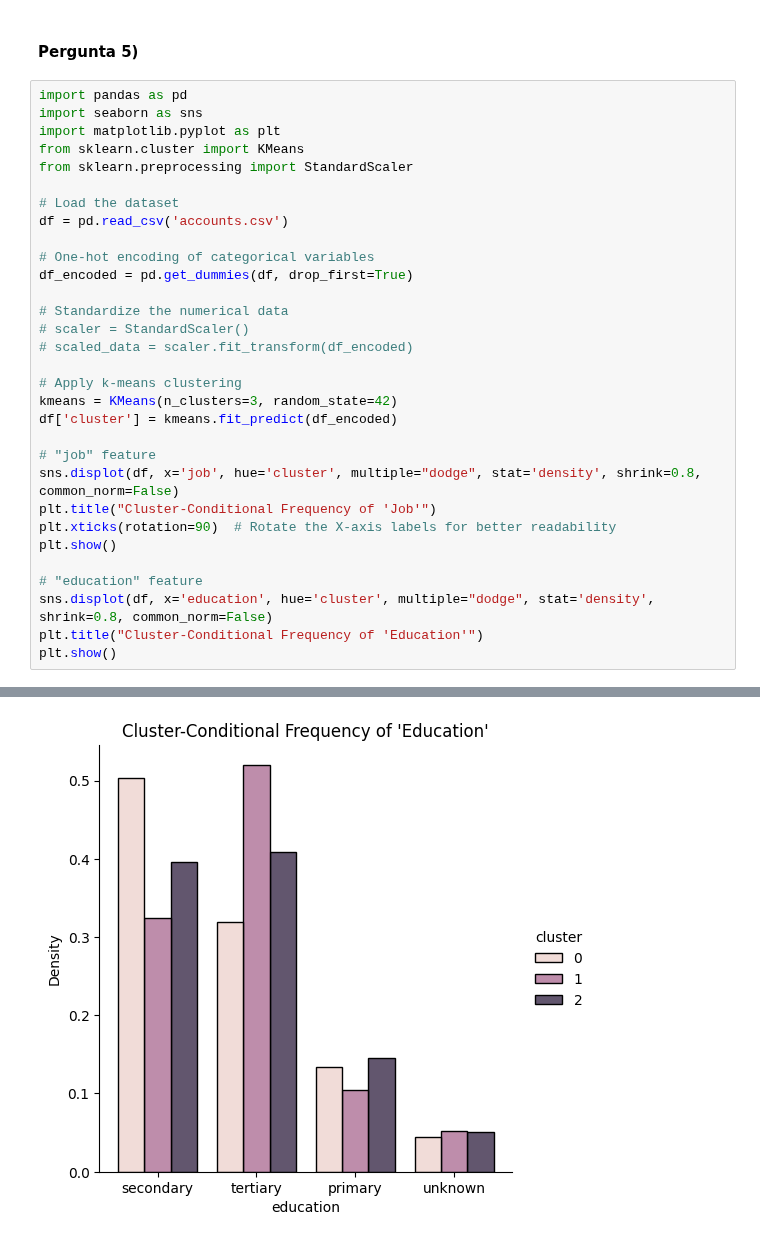
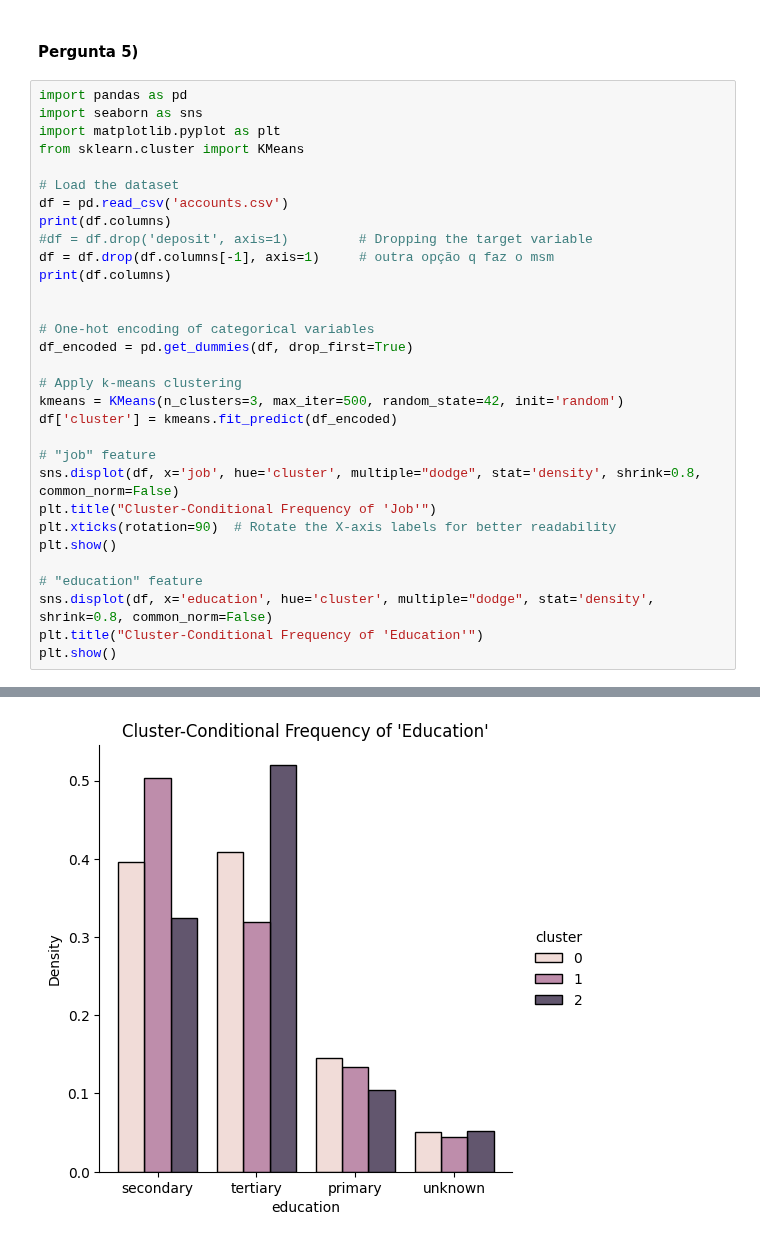
Before and after one commit to leocfig/Apren-24-25, a Jupyter notebook: HW4/G041.ipynb, the cells around one changed output, grey strips where cells are left out. Cells and saved outputs as stored; diff of their text form.

```diff
--- a/HW4/G041.ipynb
+++ b/HW4/G041.ipynb
@@ -166,20 +148,20 @@ import pandas as pd
 import seaborn as sns
 import matplotlib.pyplot as plt
 from sklearn.cluster import KMeans
-from sklearn.preprocessing import StandardScaler
 
 # Load the dataset
 df = pd.read_csv('accounts.csv')
+print(df.columns)
+#df = df.drop('deposit', axis=1)         # Dropping the target variable
+df = df.drop(df.columns[-1], axis=1)     # outra opção q faz o msm
+print(df.columns)
+
 
 # One-hot encoding of categorical variables
 df_encoded = pd.get_dummies(df, drop_first=True)
 
-# Standardize the numerical data
-# scaler = StandardScaler()
-# scaled_data = scaler.fit_transform(df_encoded)
-
 # Apply k-means clustering
-kmeans = KMeans(n_clusters=3, random_state=42)
+kmeans = KMeans(n_clusters=3, max_iter=500, random_state=42, init='random')
 df['cluster'] = kmeans.fit_predict(df_encoded)
 
 # "job" feature
@@ -197 +187 @@ plt.show()
-[figure, old version]
+[figure, new version]
```
Also changed, not shown: parts of 3 cells of this notebook.
